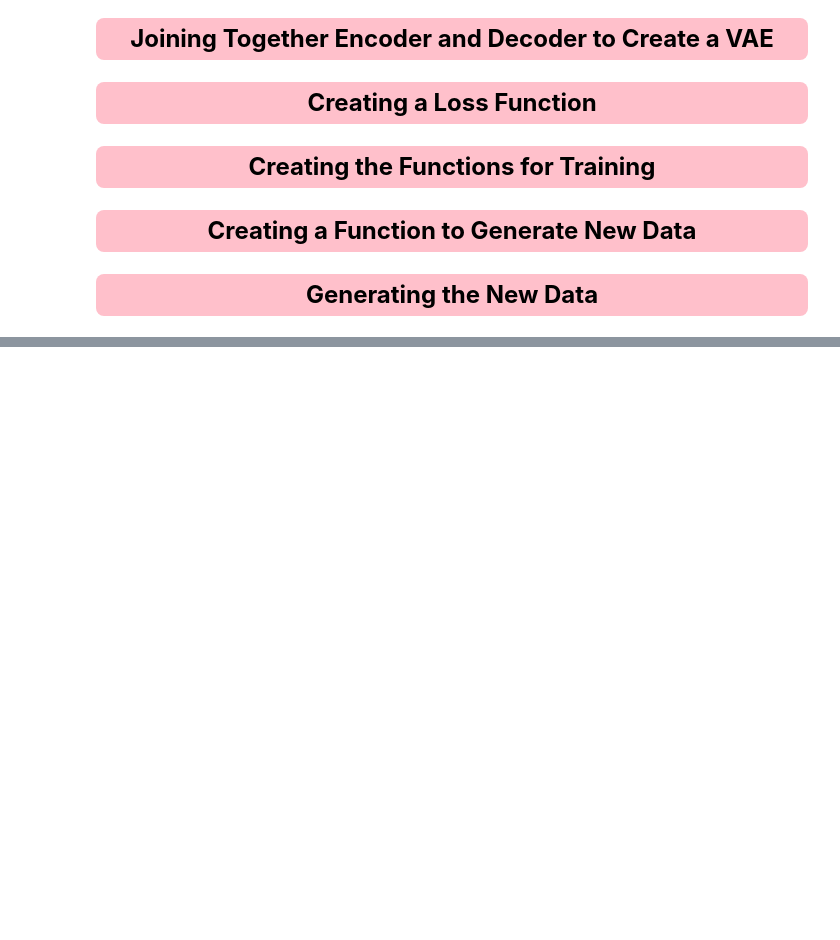
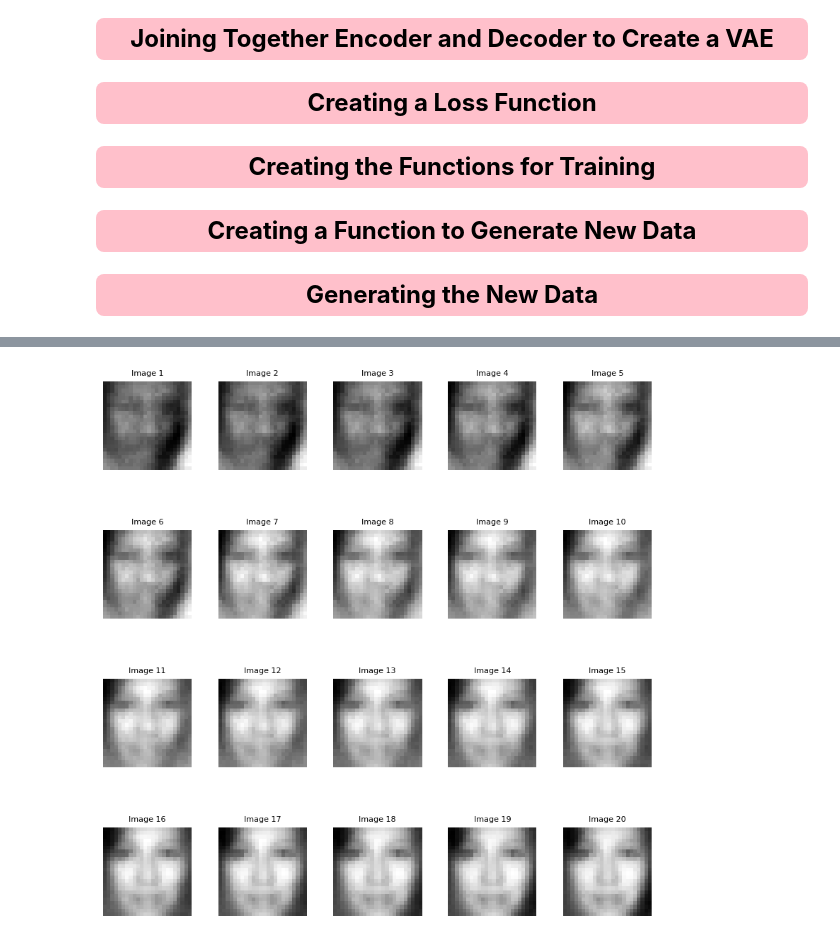
Before and after one commit to shivamshinde123/Kaggle-Notebooks, a Jupyter notebook: image-generation-using-vaes.ipynb, the cells around one changed output, grey strips where cells are left out. Saved outputs shown, nothing was run; the diff lists cells and outputs as text; code cells hidden in the pictures; blank space fills up the shorter version.

Commit message:
Kaggle Notebook | Image Generation Using VAEs | Version 3

```diff
--- a/image-generation-using-vaes.ipynb
+++ b/image-generation-using-vaes.ipynb
@@ -448,0 +500,5 @@ Epoch 5 [720/23042] Loss: 369.7148
+# %%
+model_path = "/kaggle/working/Models/img_generation_model.pth"
+image_transition(model_path, 20)
+# %% [output]
+[figure, added]
```
Also changed, not shown: parts of 3 cells of this notebook.
